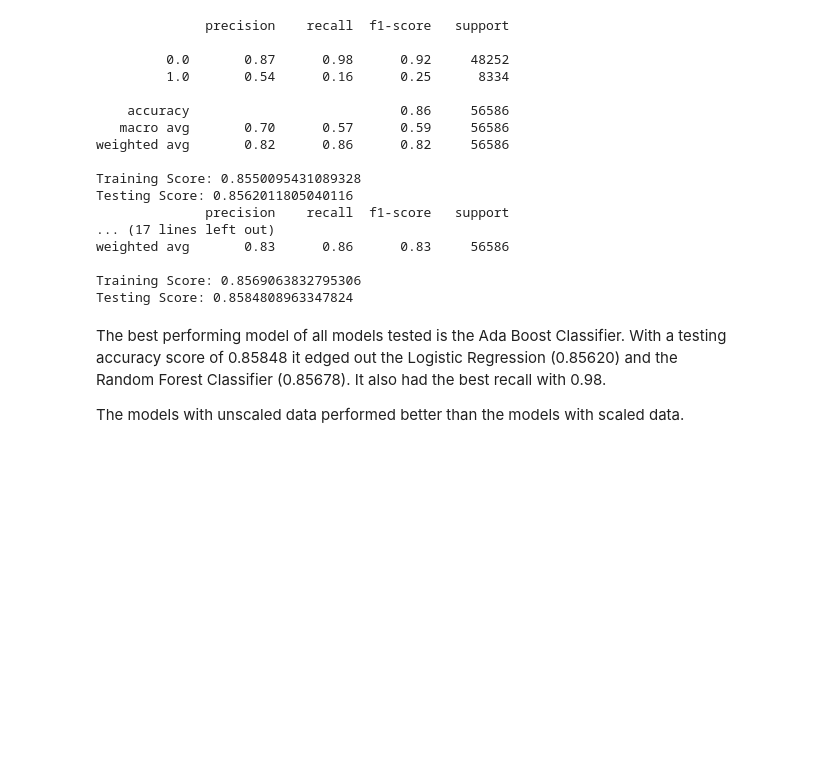
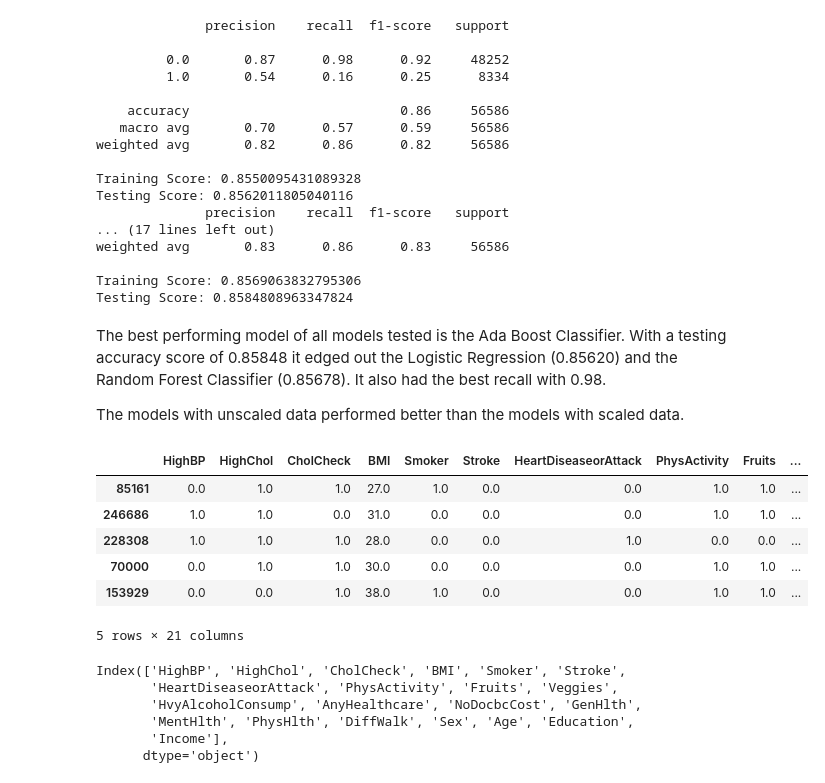
Before and after one commit to VTNoble/Diabetes-Detection, a Jupyter notebook: Code/Predict-Diabetes-Models-NotScaled.ipynb, the cells around one changed output. Saved outputs shown, nothing was run; the diff lists cells and outputs as text; code cells hidden in the pictures; blank space fills up the shorter version.

```diff
--- a/Code/Predict-Diabetes-Models-NotScaled.ipynb
+++ b/Code/Predict-Diabetes-Models-NotScaled.ipynb
@@ -342,0 +349,19 @@ The models with unscaled data performed better than the models with scaled data.
+# %%
+X_train.head()
+# %% [output]
+|  | HighBP | HighChol | CholCheck | BMI | Smoker | Stroke | HeartDiseaseorAttack | PhysActivity | Fruits | ... |
+| 85161 | 0.0 | 1.0 | 1.0 | 27.0 | 1.0 | 0.0 | 0.0 | 1.0 | 1.0 | ... |
+| 246686 | 1.0 | 1.0 | 0.0 | 31.0 | 0.0 | 0.0 | 0.0 | 1.0 | 1.0 | ... |
+| 228308 | 1.0 | 1.0 | 1.0 | 28.0 | 0.0 | 0.0 | 1.0 | 0.0 | 0.0 | ... |
+| 70000 | 0.0 | 1.0 | 1.0 | 30.0 | 0.0 | 0.0 | 0.0 | 1.0 | 1.0 | ... |
+| 153929 | 0.0 | 0.0 | 1.0 | 38.0 | 1.0 | 0.0 | 0.0 | 1.0 | 1.0 | ... |
+5 rows × 21 columns
+# %%
+X_train.columns
+# %% [output]
+Index(['HighBP', 'HighChol', 'CholCheck', 'BMI', 'Smoker', 'Stroke',
+       'HeartDiseaseorAttack', 'PhysActivity', 'Fruits', 'Veggies',
+       'HvyAlcoholConsump', 'AnyHealthcare', 'NoDocbcCost', 'GenHlth',
+       'MentHlth', 'PhysHlth', 'DiffWalk', 'Sex', 'Age', 'Education',
+       'Income'],
+      dtype='object')
```
Also changed, not shown: parts of 1 cell of this notebook, 3 other files.
